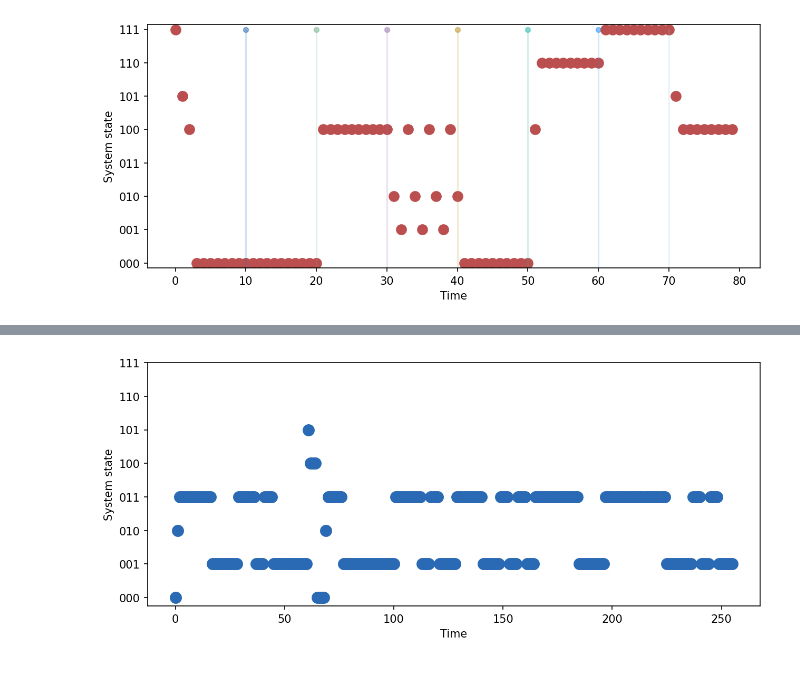
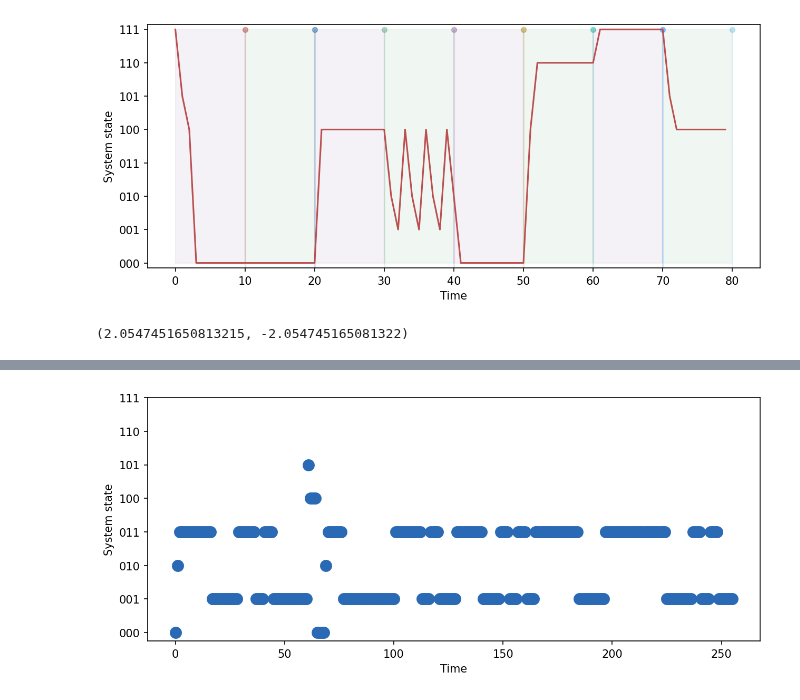
Before and after one commit to Lyn1216/Local-EI-project, a Jupyter notebook: exp/bool_network/grn/grn_serie_en.ipynb, the cells around one changed output, grey strips where cells are left out. Drawn from its saved outputs; the diff is of its cells as text; code cells hidden in the pictures.

```diff
--- a/exp/bool_network/grn/grn_serie_en.ipynb
+++ b/exp/bool_network/grn/grn_serie_en.ipynb
@@ -32,9 +32,9 @@ def tpm_series2(tpm, init_state, steps):
         serie_str.append(decimal_to_binary(sample, min_length=int(np.log2(len(probabilities)))))
     return serie, serie_str
 
-def serie_plot2(tpm, mech_size, en_size, en_series, init='111', leg=False, figure_show=True, color="#BB4F4F"):
-    colors = ['#2A69B3', '#74B38F', '#9B76B2', "#B99523", "#27B5AF", "#1E90FF", "#87CEEB"]
-    un_sys, un_en, syn, tpm_dic = iit_tpm_cal(tpm, mech_size=mech_size, en_size=en_size, dis=True)
+def serie_plot2(tpm, mech_size, en_size, en_series, init='111', leg=False, figure_show=True, color="black"):
+    colors = ["#BB4F4F", '#2A69B3', '#74B38F', '#9B76B2', "#B99523", "#27B5AF", "#1E90FF", "#87CEEB"]
+    un_sys, un_en, syn, expansive, introverted, tpm_dic = iit_tpm_cal(tpm, mech_size=mech_size, en_size=en_size, dis=True)
     strs = [decimal_to_binary(i, min_length=mech_size) for i in range(2**mech_size)]
     long_serie = []
     init_state = init
@@ -51,12 +51,15 @@ def serie_plot2(tpm, mech_size, en_size, en_series, init='111', leg=False, figur
 
     if figure_show:
         fig, ax = plt.subplots(figsize=(10,4), dpi=150)
-        for ind,mark in enumerate(mark_serie[:-1]):
+
+
+        for ind,mark in enumerate(mark_serie):
             plt.scatter([mark], [7], marker='o', color=colors[ind], alpha=0.5, s=20)
             plt.plot([mark, mark], [7, -0.15], color=colors[ind], alpha=0.2)
-            #ax.scatter(range(len(long_serie)), np.ones(len(long_serie))*indx, color='#2A69B3', alpha=1/8, s=100)
-        ax.scatter(range(len(long_serie)), long_serie, label='init_state:'+init, color=color, s=80)
+            color_fill = colors[2] if mark % 20 == 0 else colors[3]
+            ax.fill_between([mark-10, mark], 0, 7, color=color_fill, alpha=0.1)
 
+        ax.plot(range(len(long_serie)), long_serie, label='init_state:'+init, color=color)
         ax.set_xlabel('Time')
         ax.set_ylabel('System state')
 
@@ -71,7 +74,7 @@ def serie_plot2(tpm, mech_size, en_size, en_series, init='111', leg=False, figur
         plt.ylim([-0.15,7.15])
         plt.show()
 
-    return un_sys, un_en, syn, long_serie
+    return un_sys, un_en, syn, expansive, introverted, long_serie
 
 
 def generate_random_sequence(n, length):
@@ -83,4 +86,4 @@ def generate_random_sequence(n, length):
     return result
 # %%
 #实验组
-un, un_en, syn, tpm1, _ = text_bn_graph(folder = 'cellcollective/', textfile = 'Signaling in Macrophage Activation_18433497.txt', candidate_sys=[57, 105, 8], fill_onenode=True, noise=0, save_onenote = False)
+un, un_en, syn, tpm1, _ = text_bn_graph(folder = 'cellcollective/', textfile = 'Signaling in Macrophage Activation_18433497.txt', candidate_sys=[57, 105, 8], noise=0)
@@ -106,18 +90,22 @@ syn:  0.5661656266226015
 # %%
 import random
 seed = 42
 np.random.seed(seed)
 random.seed(seed)
 n = 10
 e_len = 3
 en_ls0 = generate_random_sequence(2**e_len-1, 8)
 en_series = [[decimal_to_binary(k, min_length=e_len) for _ in range(n)] for k in en_ls0]
 
 
 #en_series = [[decimal_to_binary(3, min_length=e_len) for _ in range(n)], [decimal_to_binary(11, min_length=e_len) for _ in range(n)], [decimal_to_binary(35, min_length=e_len) for _ in range(n)]]
-un_sys, un_en, syn, series_ls = serie_plot2(tpm1, mech_size=3, en_size=e_len, en_series=en_series, init='111', leg=False, figure_show=True, color="#BB4F4F")
+un_sys, un_en, syn, expansive, introverted, long_serie = serie_plot2(tpm1, mech_size=3, en_size=e_len, en_series=en_series, init='111', leg=False, figure_show=True, color="#BB4F4F")
 # %% [output]
-[figure, old version]
+[figure, new version]
+# %%
+expansive, introverted
+# %% [output]
+(2.0547451650813215, -2.054745165081322)
 # %%
 #对照组
 #un, un_en, syn, tpm2, _, _, _, _ = text_bn_graph(folder = 'cellcollective/', textfile = 'Tumour Cell Invasion and Migration_26528548.txt', candidate_sys=[7,27,12], fill_onenode=True, noise=0, save_onenote = False)
```
Also changed, not shown: parts of 14 cells of this notebook, 8 other files.
